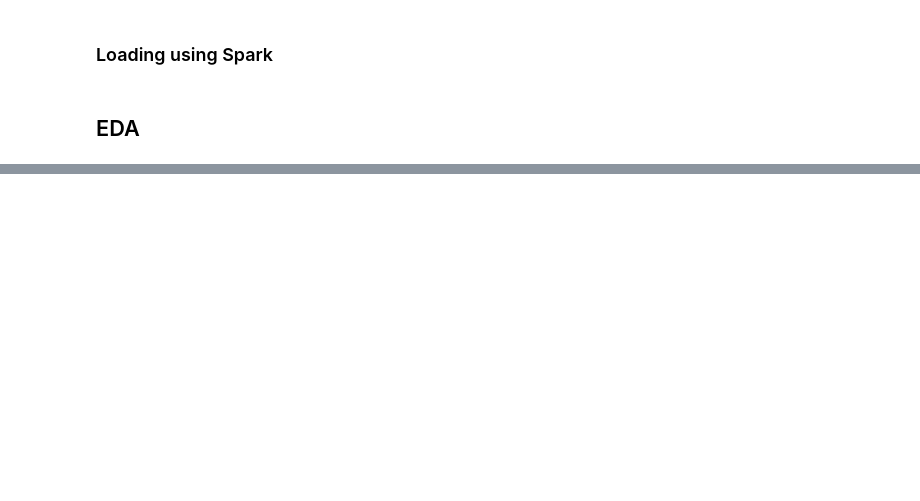
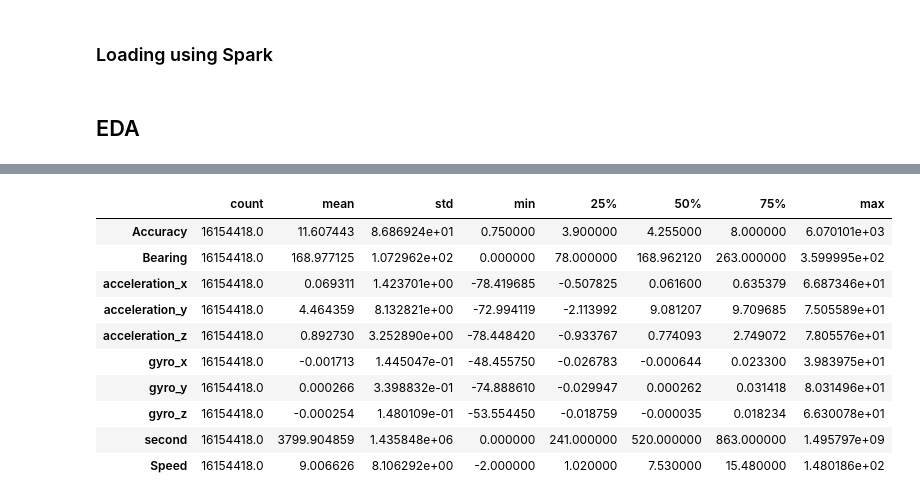
Before and after one commit to PrinceJavier/grab-ai, a Jupyter notebook: grab-ai-eda.ipynb, the cells around one changed output, grey strips where cells are left out. Cells and saved outputs as stored; diff of their text form; code cells hidden in the pictures; blank space fills up the shorter version.

```diff
--- a/grab-ai-eda.ipynb
+++ b/grab-ai-eda.ipynb
@@ -322,0 +321,18 @@ df_feats_labels.head()
+# %%
+feature_cols = ["Accuracy", "Bearing", "acceleration_x", "acceleration_y", "acceleration_z",
+       "gyro_x", "gyro_y", "gyro_z", "second", "Speed"]
+df_feats = df_feats_labels[feature_cols]
+basic_stats = df_feats.describe().T
+basic_stats
+# %% [output]
+|  | count | mean | std | min | 25% | 50% | 75% | max |
+| Accuracy | 16154418.0 | 11.607443 | 8.686924e+01 | 0.750000 | 3.900000 | 4.255000 | 8.000000 | 6.070101e+03 |
+| Bearing | 16154418.0 | 168.977125 | 1.072962e+02 | 0.000000 | 78.000000 | 168.962120 | 263.000000 | 3.599995e+02 |
+| acceleration_x | 16154418.0 | 0.069311 | 1.423701e+00 | -78.419685 | -0.507825 | 0.061600 | 0.635379 | 6.687346e+01 |
+| acceleration_y | 16154418.0 | 4.464359 | 8.132821e+00 | -72.994119 | -2.113992 | 9.081207 | 9.709685 | 7.505589e+01 |
+| acceleration_z | 16154418.0 | 0.892730 | 3.252890e+00 | -78.448420 | -0.933767 | 0.774093 | 2.749072 | 7.805576e+01 |
+| gyro_x | 16154418.0 | -0.001713 | 1.445047e-01 | -48.455750 | -0.026783 | -0.000644 | 0.023300 | 3.983975e+01 |
+| gyro_y | 16154418.0 | 0.000266 | 3.398832e-01 | -74.888610 | -0.029947 | 0.000262 | 0.031418 | 8.031496e+01 |
+| gyro_z | 16154418.0 | -0.000254 | 1.480109e-01 | -53.554450 | -0.018759 | -0.000035 | 0.018234 | 6.630078e+01 |
+| second | 16154418.0 | 3799.904859 | 1.435848e+06 | 0.000000 | 241.000000 | 520.000000 | 863.000000 | 1.495797e+09 |
+| Speed | 16154418.0 | 9.006626 | 8.106292e+00 | -2.000000 | 1.020000 | 7.530000 | 15.480000 | 1.480186e+02 |
```
Also changed, not shown: parts of 25 cells of this notebook.
